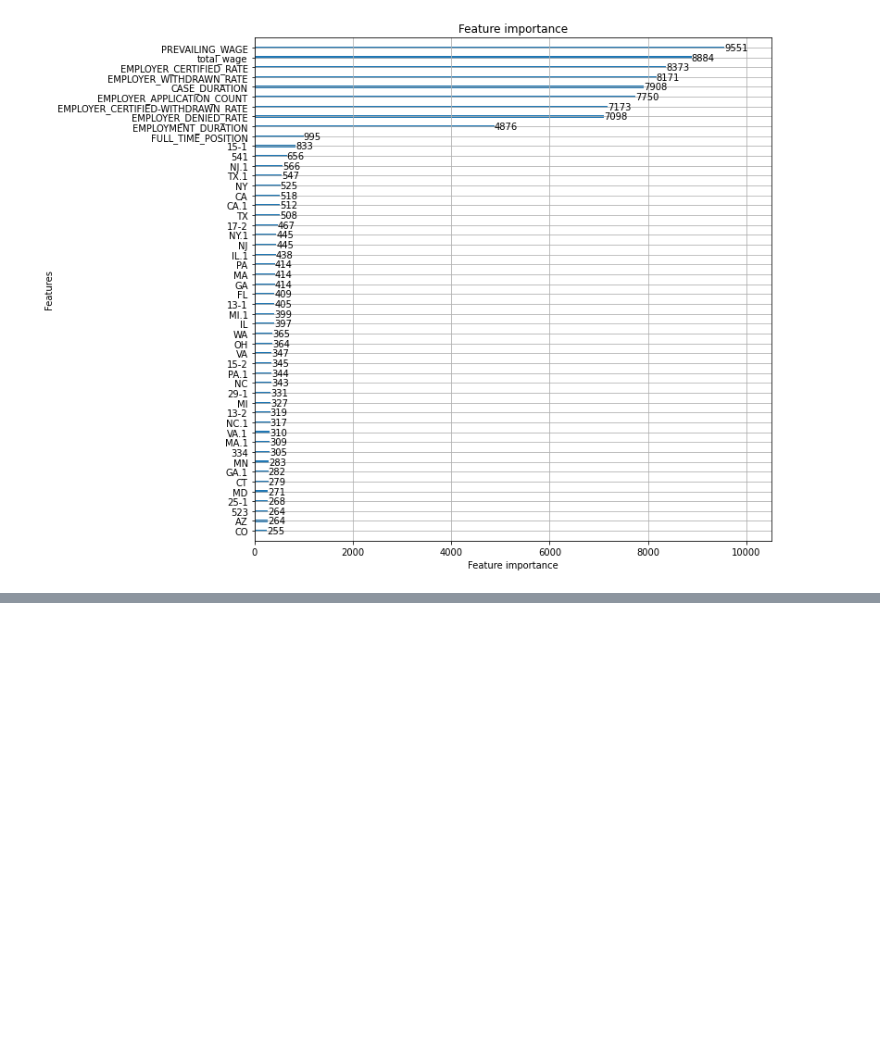
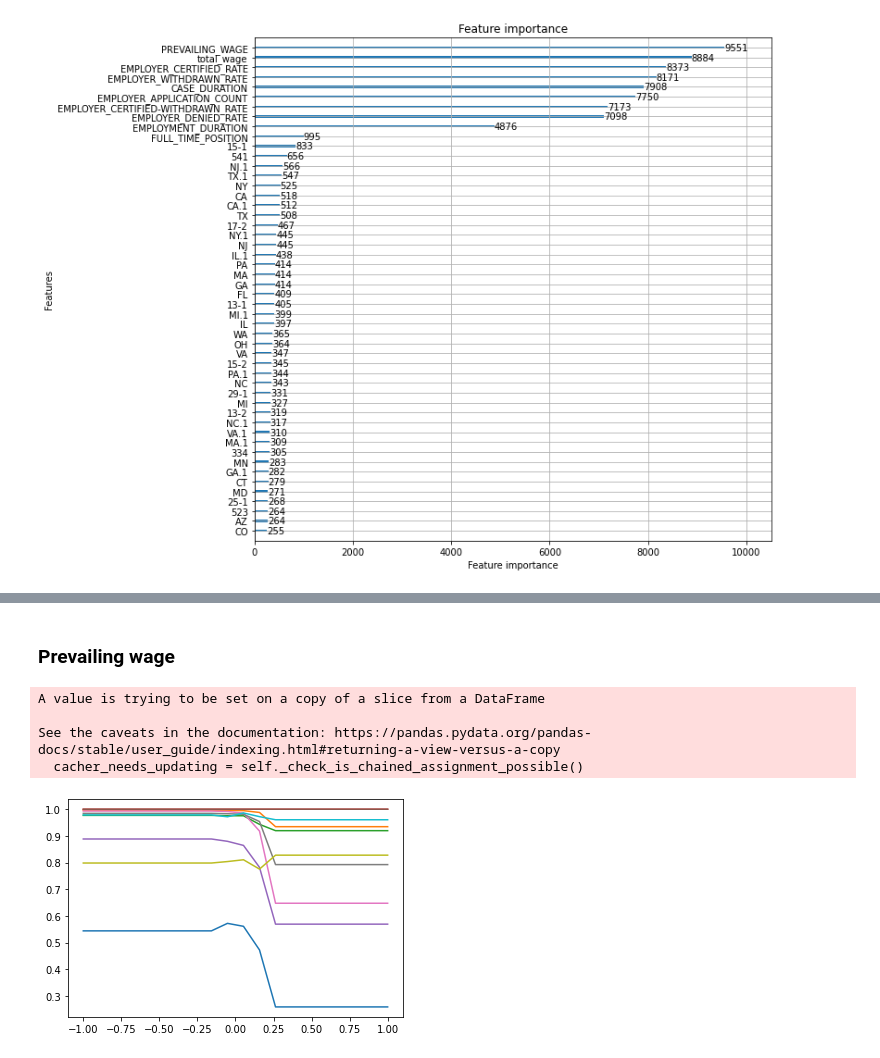
Before and after one commit to benyuan98/PredictH1BVisa, a Jupyter notebook: Codes/LightGBM_ova.ipynb, the cells around one changed output, grey strips where cells are left out. Cells and saved outputs as stored; diff of their text form; code cells hidden in the pictures; blank space fills up the shorter version.

```diff
--- a/Codes/LightGBM_ova.ipynb
+++ b/Codes/LightGBM_ova.ipynb
@@ -105,0 +149,19 @@ pickle.dump(model, open(filename, 'wb'))
+# %% [markdown]
+### Prevailing wage
+# %%
+
+import matplotlib.pyplot as plt
+probs = []
+for i in range(10):
+    test_case = X_test.iloc[int(np.random.rand() * 20000), :].copy()
+    prob = []
+    for wage in np.linspace(-1, 1, 20):
+        test_case['PREVAILING_WAGE'] = wage
+        prob.append(model.predict(test_case)[0][0])
+    probs.append(prob)
+# %% [output]
+A value is trying to be set on a copy of a slice from a DataFrame
+
+See the caveats in the documentation: https://pandas.pydata.org/pandas-docs/stable/user_guide/indexing.html#returning-a-view-versus-a-copy
+  cacher_needs_updating = self._check_is_chained_assignment_possible()
+[figure, added]
```
Also changed, not shown: parts of 17 cells of this notebook.
